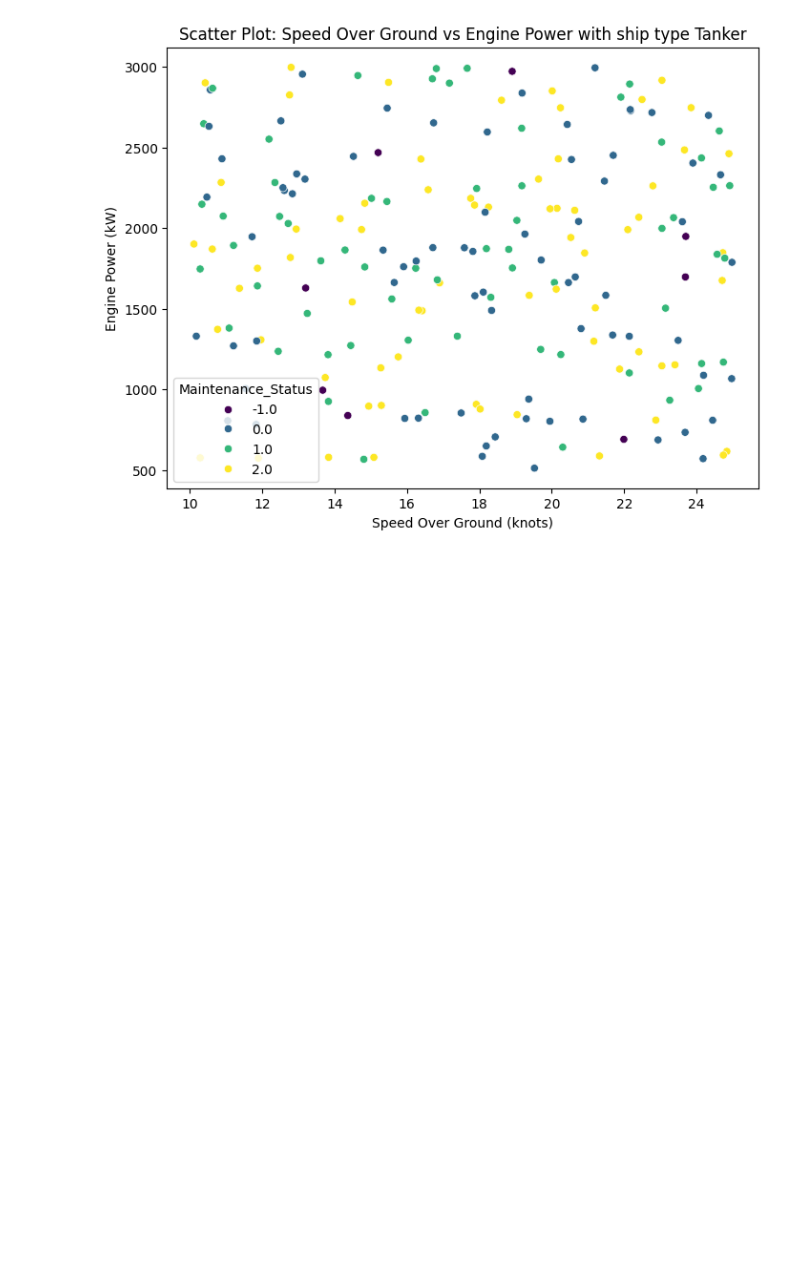
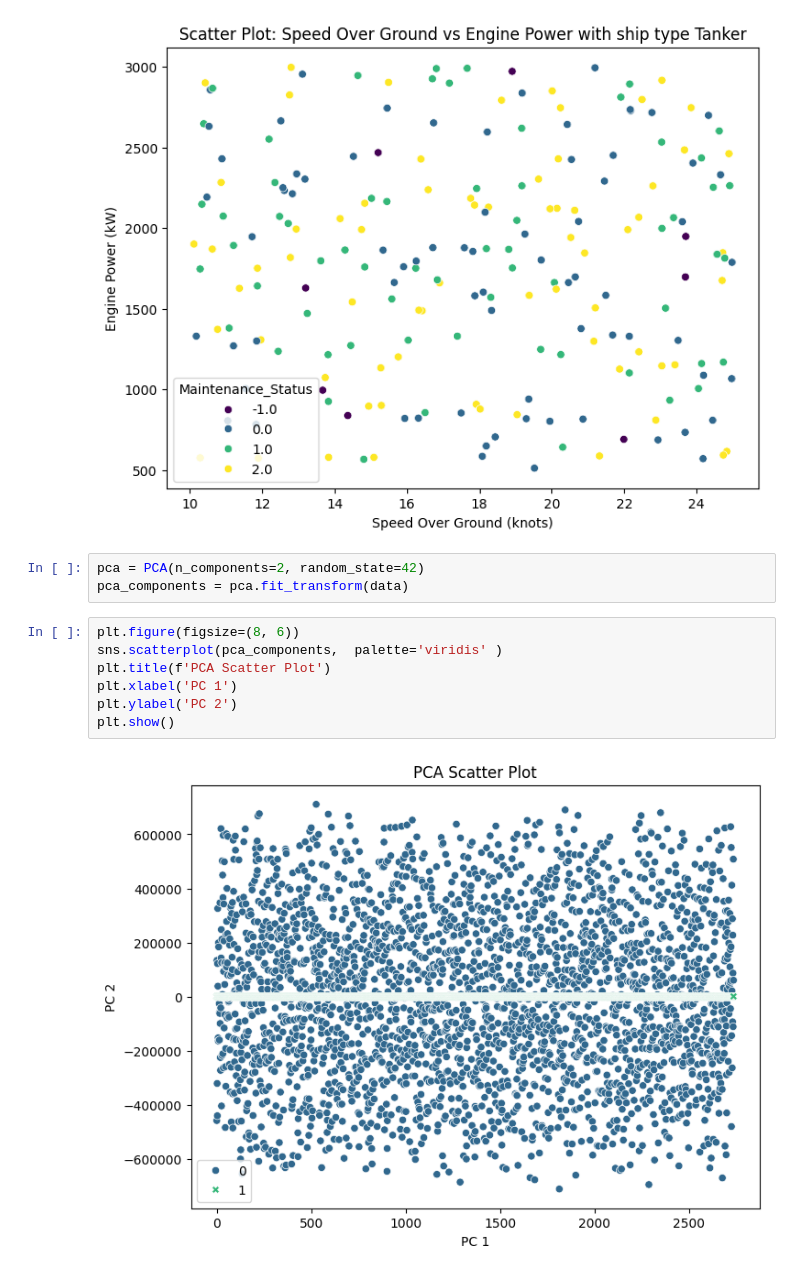
Before and after one commit to jupste/datascience-experiments, a Jupyter notebook: notebooks/eda.ipynb, the cells around one changed output. Drawn from its saved outputs; the diff is of its cells as text; blank space fills up the shorter version.

```diff
--- a/notebooks/eda.ipynb
+++ b/notebooks/eda.ipynb
@@ -284,3 +284,15 @@ for ship_type in data.Ship_Type.unique():
 [figure]
 [figure]
 [figure]
+# %%
+pca = PCA(n_components=2, random_state=42)
+pca_components = pca.fit_transform(data)
+# %%
+plt.figure(figsize=(8, 6))
+sns.scatterplot(pca_components,  palette='viridis' )
+plt.title(f'PCA Scatter Plot')
+plt.xlabel('PC 1')
+plt.ylabel('PC 2')
+plt.show()
+# %% [output]
+[figure, added]
```
Also changed, not shown: parts of 10 cells of this notebook.
